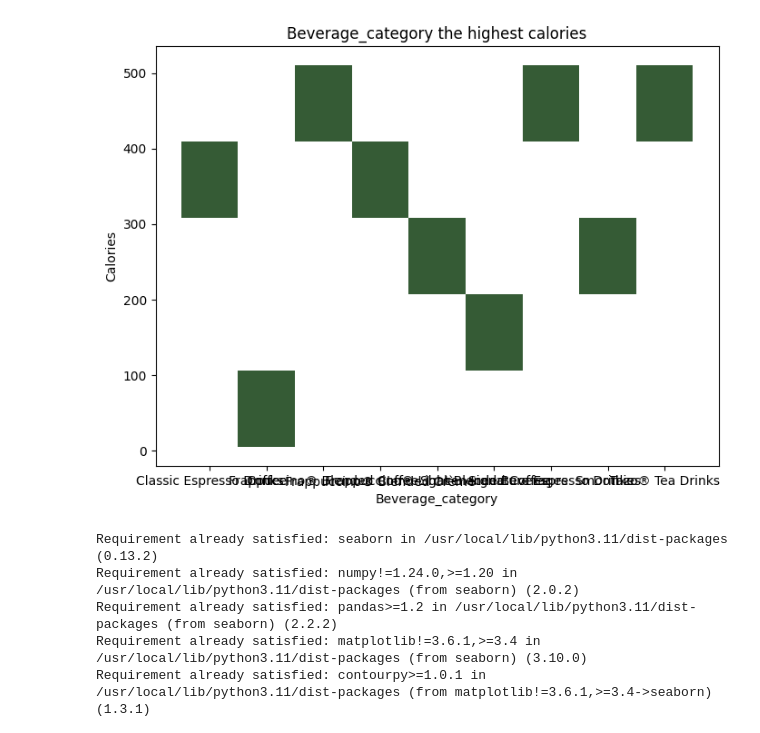
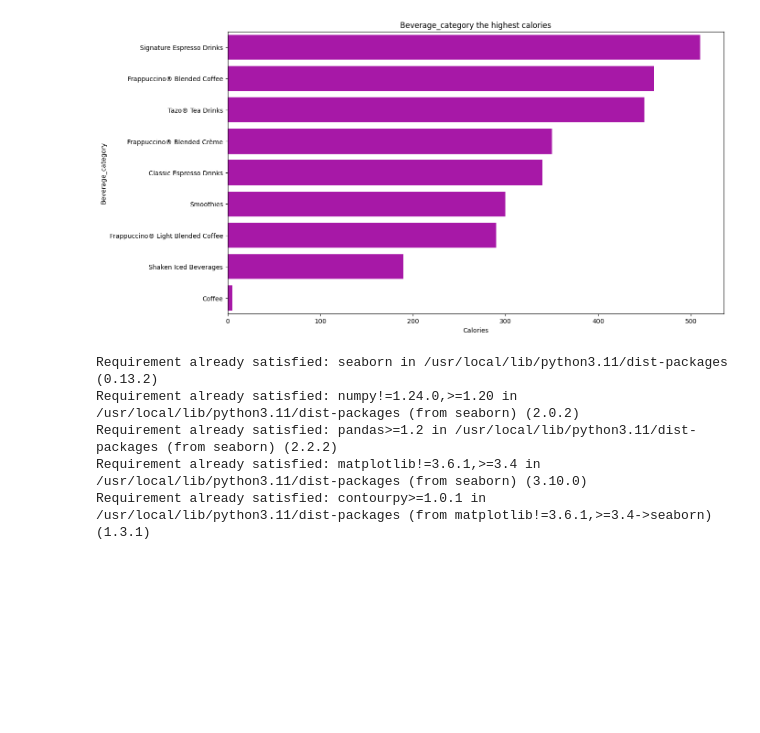
Before and after one commit to Ninja-draw-coder/PythonProjects, a Jupyter notebook: starbucks_drinkMenu_Module12.ipynb, the cells around one changed output. Cells and saved outputs as stored; diff of their text form; code cells hidden in the pictures; blank space fills up the shorter version.

```diff
--- a/starbucks_drinkMenu_Module12.ipynb
+++ b/starbucks_drinkMenu_Module12.ipynb
@@ -3,32 +3,26 @@
 # %%
 import numpy as np
 import pandas as pd
 import matplotlib.pyplot as plt
 import seaborn as sns
 
 starbucks = pd.read_csv('/content/starbucks_drinkMenu_expanded.csv')
 starbucksDF = pd.DataFrame(starbucks)
 
-plt.figure(figsize=(8, 6))
+#find out which “Beverage_category” has the highest calories; plot the insights using a bar plot with the help of the Seaborn library.
+plt.figure(figsize=(14, 8))
 plt.title('Beverage_category the highest calories')
 countbyType = starbucksDF.groupby('Beverage_category').max('Calories')
-df = pd.DataFrame([countbyType['Calories'], countbyType.index]).T
-df = df.sort_values(by='Calories', ascending=False)
-#print(df.columns[0], df.columns[1])
-#print(df.head(10))
-x=countbyType.index
-y=countbyType['Calories']
+countbyType = countbyType.sort_values('Calories', ascending=False)
+#print(countbyType)
+yaxis=countbyType.index
+xaxis=countbyType['Calories']
 
 # Plot a simple histogram and kde
-sns.histplot(countbyType, kde=True, color="g",x=countbyType.index,y=countbyType['Calories'])
+sns.barplot(countbyType, x=xaxis,y=yaxis, color="m")
 plt.show()
-# plt.barh(x,y)
-# plt.title('Beverage_category the highest calories')
-# plt.ylabel('Beverage_category')
-# plt.xlabel('Calories')
-# plt.show()
 # %% [output]
-[figure, old version]
+[figure, new version]
 # %%
 pip install seaborn
 # %% [output]
```
